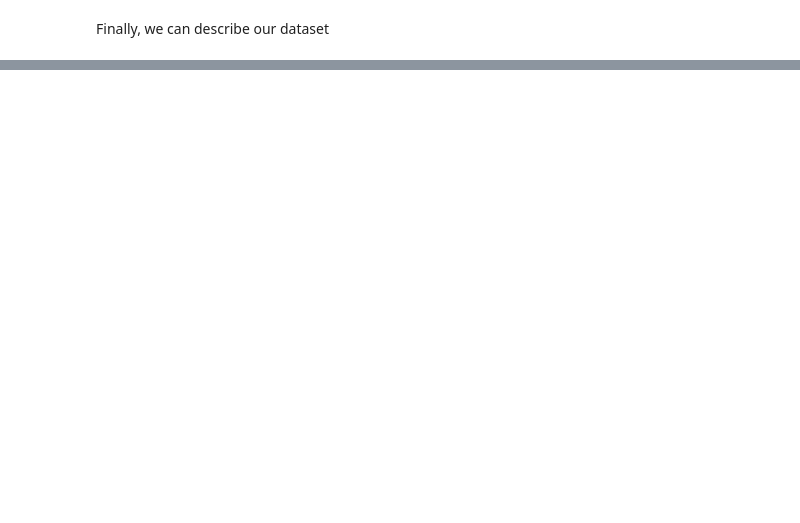
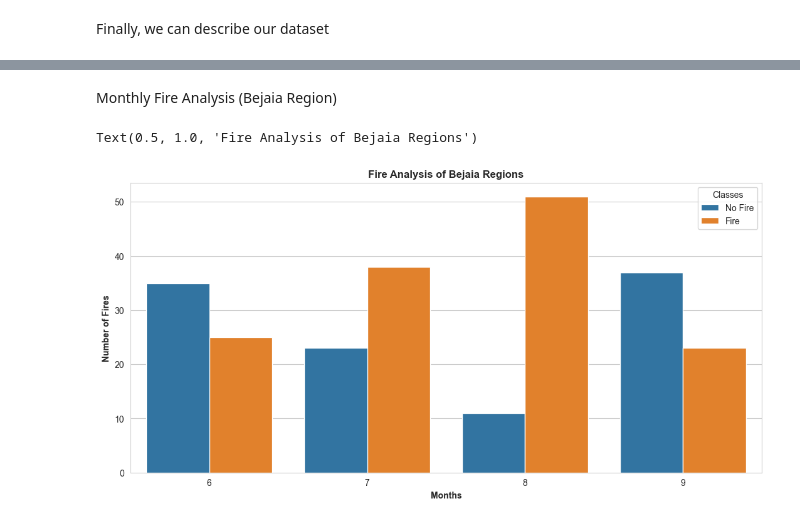
Before and after one commit to SaxenaLakshya/Data-Science-Machine-Learning-Deep-Learning-and-NLP, a Jupyter notebook: Ridge, Lasso and ElasticNet Regression/Ridge and Lasso Regression.ipynb, the cells around one changed output, grey strips where cells are left out. Drawn from its saved outputs; the diff is of its cells as text; code cells hidden in the pictures; blank space fills up the shorter version.

```diff
--- a/Ridge, Lasso and ElasticNet Regression/Ridge and Lasso Regression.ipynb
+++ b/Ridge, Lasso and ElasticNet Regression/Ridge and Lasso Regression.ipynb
@@ -192,0 +266,16 @@ df.describe()
+# %% [markdown]
+Monthly Fire Analysis (Bejaia Region)
+# %%
+# Do the changes in df iteself
+df['Classes'] = np.where(df['Classes'].str.contains('not fire'), 'No Fire', 'Fire')
+
+df_temp = df.loc[df['Region'] == 1]
+plt.subplots(figsize=(13, 6))
+sns.set_style('whitegrid')
+sns.countplot(x='month', hue='Classes', data=df)
+plt.xlabel('Months', weight='bold')
+plt.ylabel('Number of Fires', weight='bold')
+plt.title('Fire Analysis of Bejaia Regions', weight='bold')
+# %% [output]
+Text(0.5, 1.0, 'Fire Analysis of Bejaia Regions')
+[figure, added]
```
Also changed, not shown: parts of 22 cells of this notebook, 1 other file.
